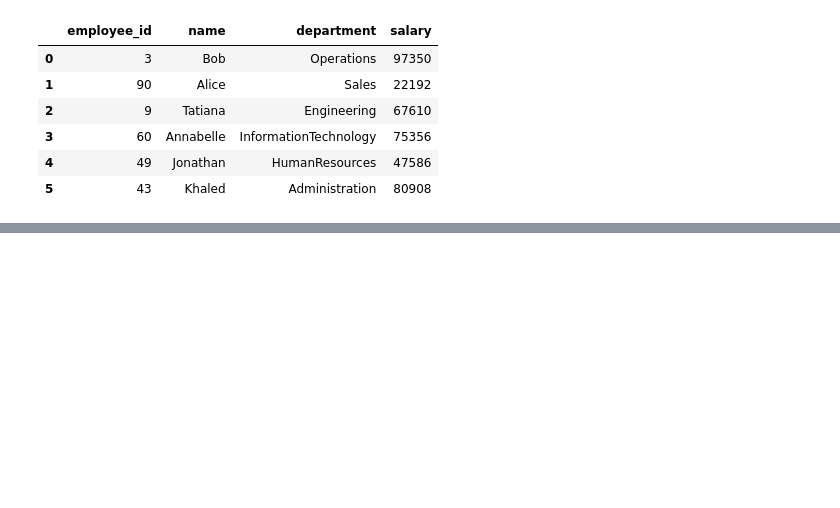
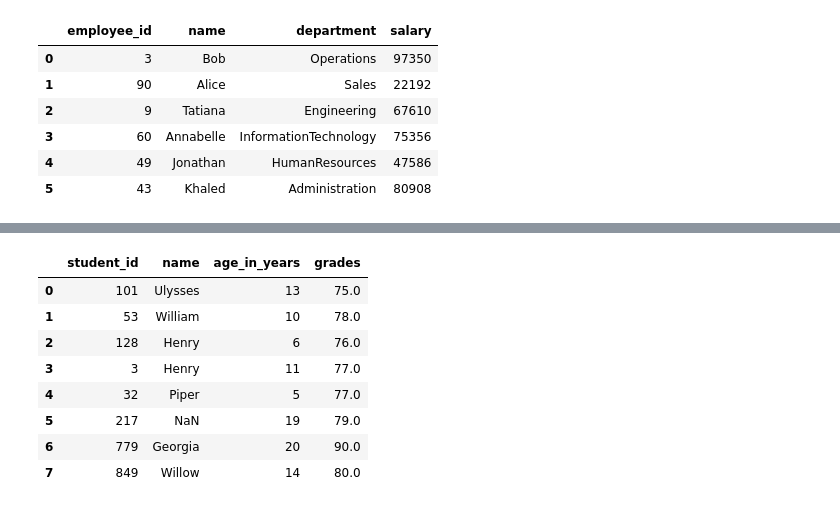
Before and after one commit to rajnishspandey/leetcode_pandas, a Jupyter notebook: leetcodePandas_Practice-Introduction.ipynb, the cells around one changed output, grey strips where cells are left out. Cells and saved outputs as stored; diff of their text form; code cells hidden in the pictures; blank space fills up the shorter version.

Commit message:
leetcode pandas introduction practice

```diff
--- a/leetcodePandas_Practice-Introduction.ipynb
+++ b/leetcodePandas_Practice-Introduction.ipynb
@@ -317,0 +356,6 @@ modifySalaryColumn(employees)
+# %%
+excel_file_name = "general_practice.xlsx"
+sheet = 'new_students'
+exce_file = pd.ExcelFile(excel_file_name)
+students = pd.read_excel(excel_file, sheet)
+students
@@ -317,0 +390,16 @@ modifySalaryColumn(employees)
+# %%
+def renameColumns(students: pd.DataFrame) -> pd.DataFrame:
+    df = pd.DataFrame(students)
+    return students.rename(columns = {"id":"student_id","first":"first_name", "last":"last_name", "age":"age_in_years"})
+
+renameColumns(students)
+# %% [output]
+|  | student_id | name | age_in_years | grades |
+| 0 | 101 | Ulysses | 13 | 75.0 |
+| 1 | 53 | William | 10 | 78.0 |
+| 2 | 128 | Henry | 6 | 76.0 |
+| 3 | 3 | Henry | 11 | 77.0 |
+| 4 | 32 | Piper | 5 | 77.0 |
+| 5 | 217 | NaN | 19 | 79.0 |
+| 6 | 779 | Georgia | 20 | 90.0 |
+| 7 | 849 | Willow | 14 | 80.0 |
```
Also changed, not shown: parts of 50 cells of this notebook, 2 other files.
